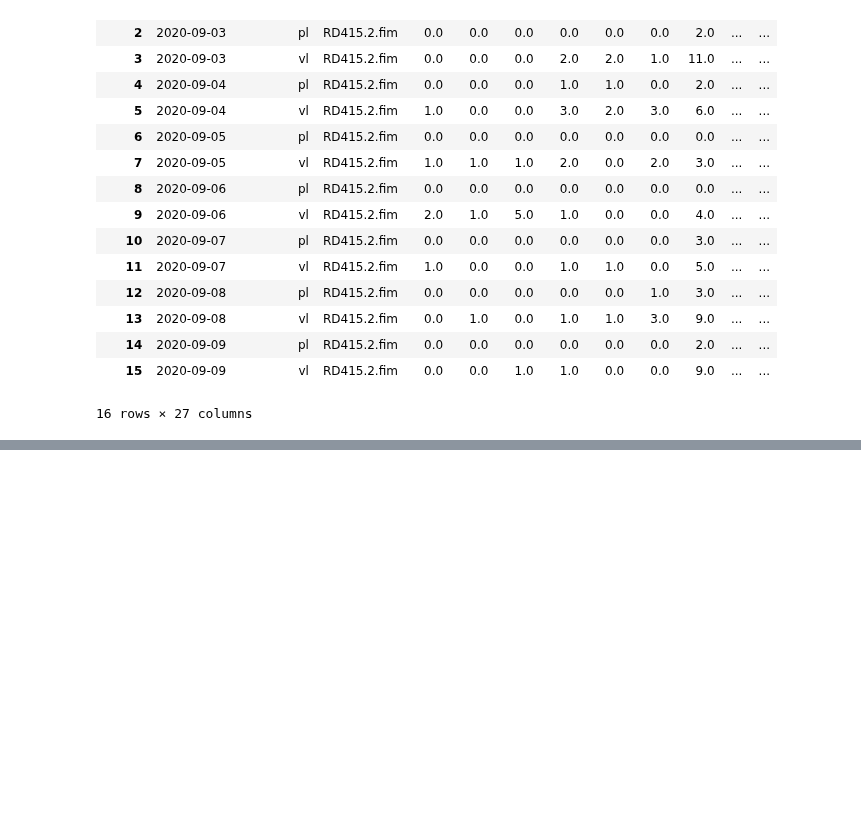
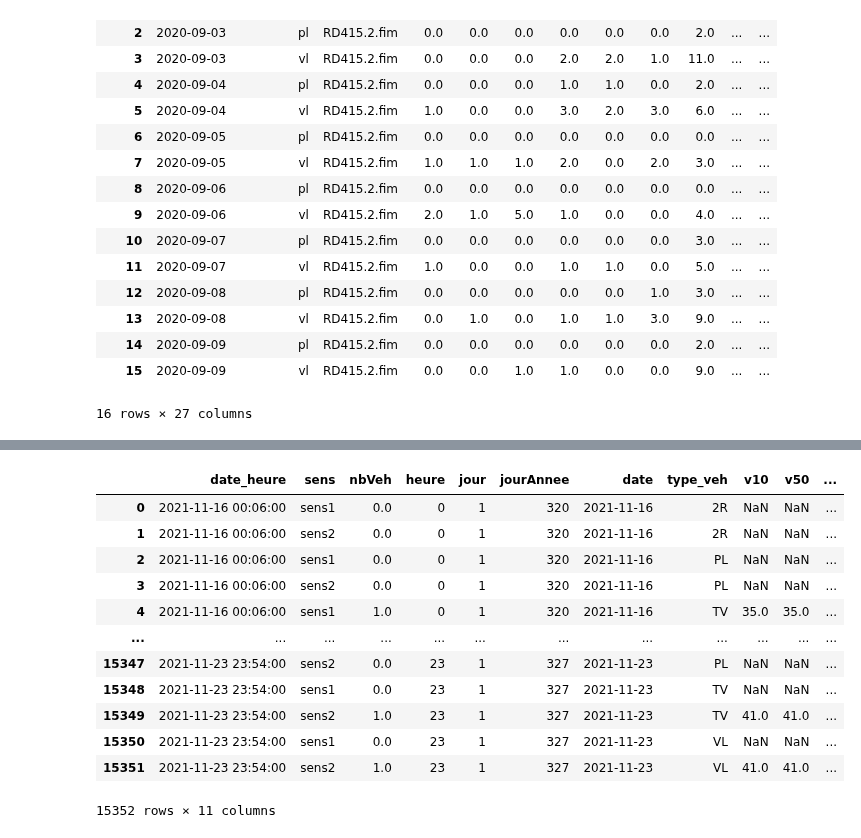
Before and after one commit to nantodevison/otv, a Jupyter notebook: otv/Transfert_Donnees/BacASable.ipynb, the cells around one changed output, grey strips where cells are left out. Drawn from its saved outputs; the diff is of its cells as text; code cells hidden in the pictures; blank space fills up the shorter version.

```diff
--- a/otv/Transfert_Donnees/BacASable.ipynb
+++ b/otv/Transfert_Donnees/BacASable.ipynb
@@ -362,0 +185,2 @@ cpt.dfHoraire2Sens.pivot(index=['date', 'type_veh', 'fichier'], columns='heure',
+# %%
+vik = ds.Viking(r'C:\Users\martin.schoreisz\Documents\temp\DreamTeam\P5_.VIK')
@@ -362,0 +193,48 @@ cpt.dfHoraire2Sens.pivot(index=['date', 'type_veh', 'fichier'], columns='heure',
+# %%
+dfValide = ds.NettoyageTemps(vik.dfFichier)
+frequence='6T'
+# %%
+dfGroupTypeHeure=dfValide.set_index('date_heure').groupby([pd.Grouper(freq=frequence),'type_veh','sens'])['nbVeh'].count().reset_index().sort_values('date_heure')
+#completude des données
+#ajout des données horaires à 0 si aucun type de vehicules mesures
+date_range=pd.date_range(dfGroupTypeHeure.date_heure.min(),dfGroupTypeHeure.date_heure.max(),freq=frequence)
+# df de comparaison
+dfComp=pd.DataFrame({'type_veh':['2R','PL','VL']}).assign(key=1).merge(pd.DataFrame({'date_heure':date_range}).assign(key=1), on='key').merge(
+pd.DataFrame({'sens':['sens1','sens2']}).assign(key=1)).sort_values(['date_heure', 'type_veh','sens'])[['date_heure','type_veh','sens']]
+# df des données amnquantes
+dfManq=dfComp.loc[dfComp.apply(lambda x : (x['date_heure'],x['type_veh'],x['sens']) not in zip(dfGroupTypeHeure.date_heure.tolist(),dfGroupTypeHeure.type_veh.tolist(),
+                  dfGroupTypeHeure.sens.tolist()), axis=1)].copy()
+dfHeureTypeSens = pd.concat([dfManq,dfGroupTypeHeure],axis=0).fillna(0).sort_values(['date_heure', 'type_veh','sens'])
+dfHeureTypeSens['jour']=dfHeureTypeSens.date_heure.dt.dayofweek
+dfHeureTypeSens['jourAnnee']=dfHeureTypeSens.date_heure.dt.dayofyear
+dfHeureTypeSens['heure']=dfHeureTypeSens.date_heure.dt.hour
+dfHeureTypeSens['date']=pd.to_datetime(dfHeureTypeSens.date_heure.dt.date)
+dfHeureTypeSens=pd.concat([dfHeureTypeSens.groupby(['date_heure','sens']).agg({'nbVeh':'sum','heure':lambda x : x.unique()[0],
+                    'jour':lambda x : x.unique()[0],'jourAnnee':lambda x : x.unique()[0],'date':lambda x : x.unique()[0]}
+                    ).assign(type_veh='TV').reset_index(),dfHeureTypeSens], axis=0, sort=False).sort_values(['date_heure', 'type_veh'])
+# %%
+dfGroupVtsHeure=pd.concat([dfValide.set_index('date_heure').groupby([pd.Grouper(freq=frequence),'sens']).agg(
+            **{'v10': pd.NamedAgg(column='vitesse',aggfunc=lambda x : np.percentile(x,10)),
+               'v50': pd.NamedAgg(column='vitesse',aggfunc=lambda x : np.percentile(x,50)),
+               'v85': pd.NamedAgg(column='vitesse',aggfunc=lambda x : np.percentile(x,85))}).reset_index().sort_values('date_heure').assign(type_veh='TV'),
+           dfValide.set_index('date_heure').groupby([pd.Grouper(freq=frequence),'sens', 'type_veh']).agg(
+            **{'v10': pd.NamedAgg(column='vitesse',aggfunc=lambda x : np.percentile(x,10)),
+               'v50': pd.NamedAgg(column='vitesse',aggfunc=lambda x : np.percentile(x,50)),
+               'v85': pd.NamedAgg(column='vitesse',aggfunc=lambda x : np.percentile(x,85))}).reset_index().sort_values('date_heure')])
+dfHeureTypeSensV=dfHeureTypeSens.merge(dfGroupVtsHeure, on=['date_heure','sens', 'type_veh'],how='left').sort_values(['date_heure', 'type_veh', 'sens'])
+# %%
+dfHeureTypeSensV
+# %% [output]
+|  | date_heure | sens | nbVeh | heure | jour | jourAnnee | date | type_veh | v10 | v50 | ... |
+| 0 | 2021-11-16 00:06:00 | sens1 | 0.0 | 0 | 1 | 320 | 2021-11-16 | 2R | NaN | NaN | ... |
+| 1 | 2021-11-16 00:06:00 | sens2 | 0.0 | 0 | 1 | 320 | 2021-11-16 | 2R | NaN | NaN | ... |
+| 2 | 2021-11-16 00:06:00 | sens1 | 0.0 | 0 | 1 | 320 | 2021-11-16 | PL | NaN | NaN | ... |
+| 3 | 2021-11-16 00:06:00 | sens2 | 0.0 | 0 | 1 | 320 | 2021-11-16 | PL | NaN | NaN | ... |
+| 4 | 2021-11-16 00:06:00 | sens1 | 1.0 | 0 | 1 | 320 | 2021-11-16 | TV | 35.0 | 35.0 | ... |
+| ... | ... | ... | ... | ... | ... | ... | ... | ... | ... | ... | ... |
+| 15347 | 2021-11-23 23:54:00 | sens2 | 0.0 | 23 | 1 | 327 | 2021-11-23 | PL | NaN | NaN | ... |
+| 15348 | 2021-11-23 23:54:00 | sens1 | 0.0 | 23 | 1 | 327 | 2021-11-23 | TV | NaN | NaN | ... |
+| 15349 | 2021-11-23 23:54:00 | sens2 | 1.0 | 23 | 1 | 327 | 2021-11-23 | TV | 41.0 | 41.0 | ... |
+| 15350 | 2021-11-23 23:54:00 | sens1 | 0.0 | 23 | 1 | 327 | 2021-11-23 | VL | NaN | NaN | ... |
+| 15351 | 2021-11-23 23:54:00 | sens2 | 1.0 | 23 | 1 | 327 | 2021-11-23 | VL | 41.0 | 41.0 | ... |
+15352 rows × 11 columns
```
Also changed, not shown: parts of 54 cells of this notebook, 5 other files.
